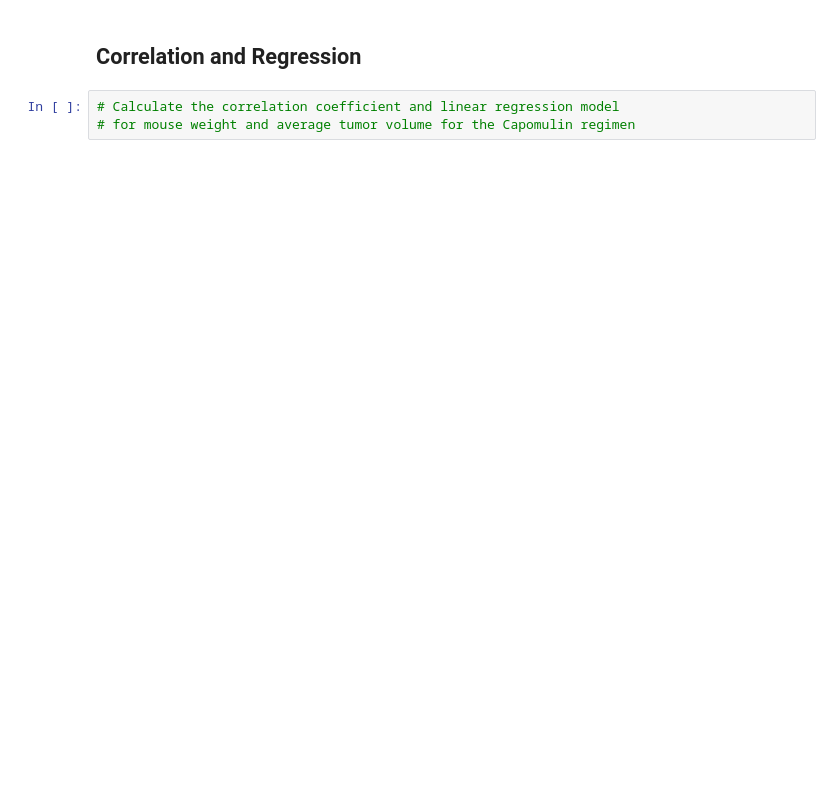
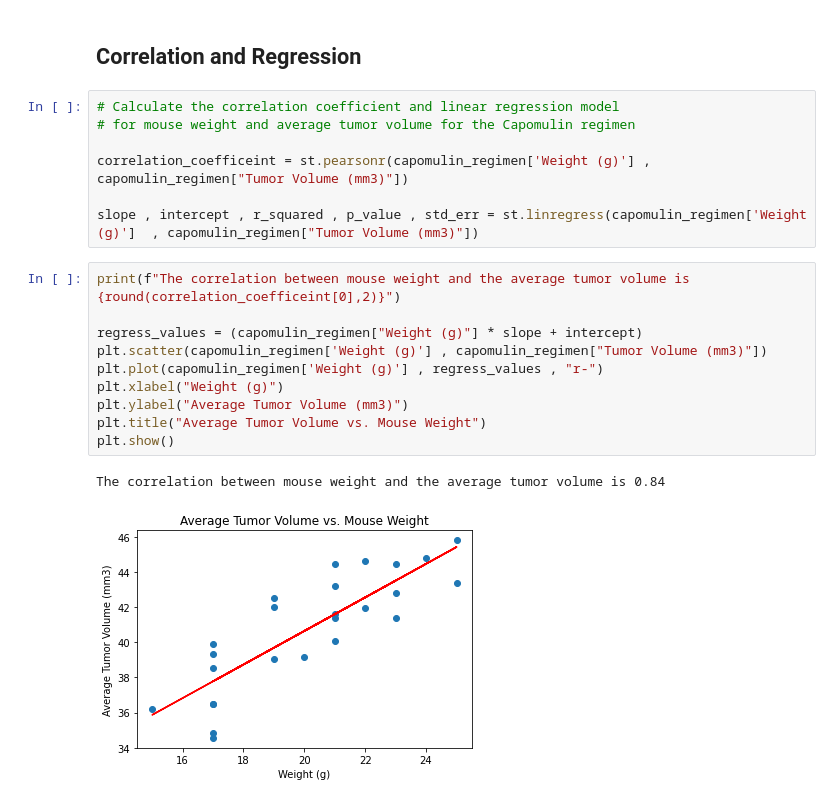
Before and after one commit to Patrick-Bacza/Module_5_Challenge, a Jupyter notebook: pymaceuticals_starter.ipynb, the cells around one changed output. Saved outputs shown, nothing was run; the diff lists cells and outputs as text; blank space fills up the shorter version.

```diff
--- a/pymaceuticals_starter.ipynb
+++ b/pymaceuticals_starter.ipynb
@@ -224,3 +236,20 @@ tumor_volume = []
 # %%
 # Calculate the correlation coefficient and linear regression model
 # for mouse weight and average tumor volume for the Capomulin regimen
+
+correlation_coefficeint = st.pearsonr(capomulin_regimen['Weight (g)'] , capomulin_regimen["Tumor Volume (mm3)"])
+
+slope , intercept , r_squared , p_value , std_err = st.linregress(capomulin_regimen['Weight (g)']  , capomulin_regimen["Tumor Volume (mm3)"])
+# %%
+print(f"The correlation between mouse weight and the average tumor volume is {round(correlation_coefficeint[0],2)}")
+
+regress_values = (capomulin_regimen["Weight (g)"] * slope + intercept)
+plt.scatter(capomulin_regimen['Weight (g)'] , capomulin_regimen["Tumor Volume (mm3)"])
+plt.plot(capomulin_regimen['Weight (g)'] , regress_values , "r-")
+plt.xlabel("Weight (g)")
+plt.ylabel("Average Tumor Volume (mm3)")
+plt.title("Average Tumor Volume vs. Mouse Weight")
+plt.show()
+# %% [output]
+The correlation between mouse weight and the average tumor volume is 0.84
+[figure, added]
```
Also changed, not shown: parts of 3 cells of this notebook.
